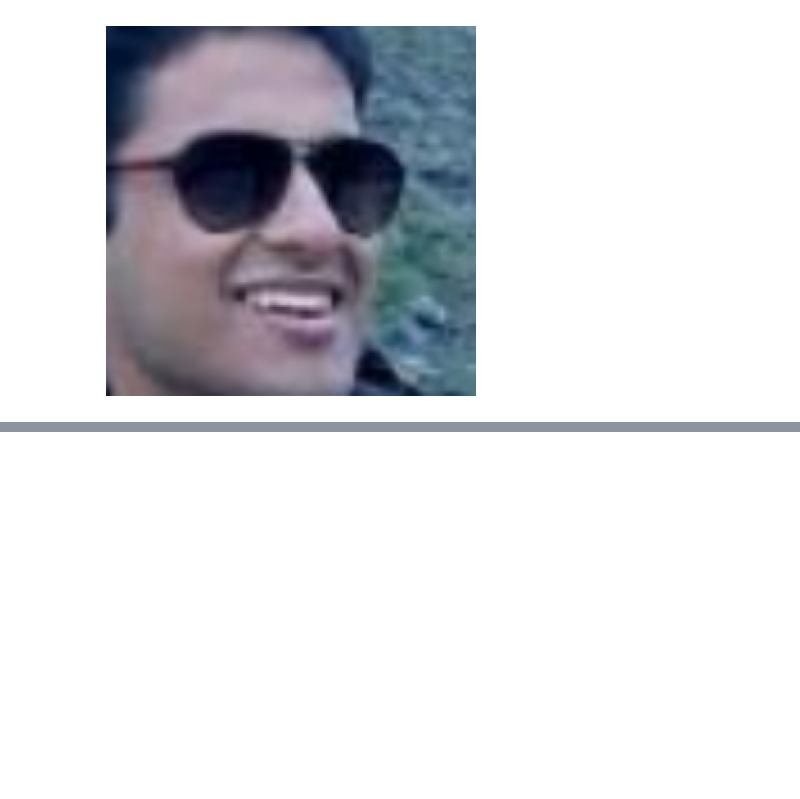
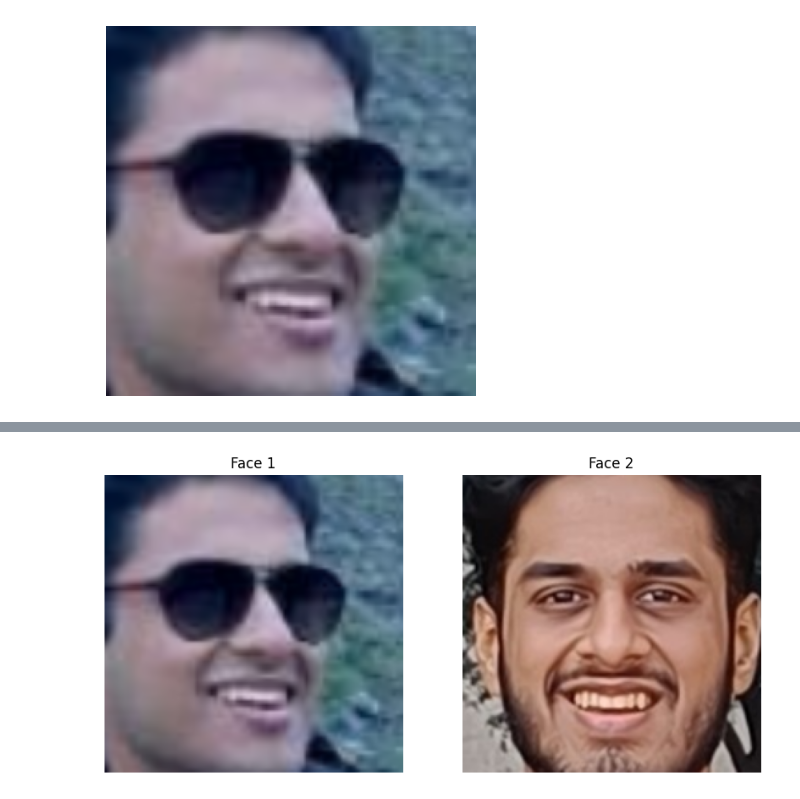
Before and after one commit to GouravMidya/imaging_using_deepface, a Jupyter notebook: Face_Detection.ipynb, the cells around one changed output, grey strips where cells are left out. Cells and saved outputs as stored; diff of their text form; code cells hidden in the pictures; blank space fills up the shorter version.

```diff
--- a/Face_Detection.ipynb
+++ b/Face_Detection.ipynb
@@ -16,0 +62,23 @@ plt.show()  # Show the face
+# %%
+face1 = DeepFace.detectFace(
+    "gourav_image.png", target_size=(224,224),detector_backend = "opencv"
+)
+face2 = DeepFace.detectFace(
+    "gourav_crop.jpg", target_size=(224,224),detector_backend = "opencv"
+)
+
+# Create a figure with one row and two columns for the subplots
+fig, axs = plt.subplots(1, 2, figsize=(10, 5))
+
+# Plot the first face in the first subplot
+axs[0].imshow(face1[0])
+axs[0].set_title('Face 1')
+axs[0].axis('off')
+
+# Plot the second face in the second subplot
+axs[1].imshow(face2[0])
+axs[1].set_title('Face 2')
+axs[1].axis('off')
+
+plt.show()
+# %% [output]
@@ -16,0 +87 @@ plt.show()  # Show the face
+[figure, added]
```
Also changed, not shown: parts of 10 cells of this notebook.
